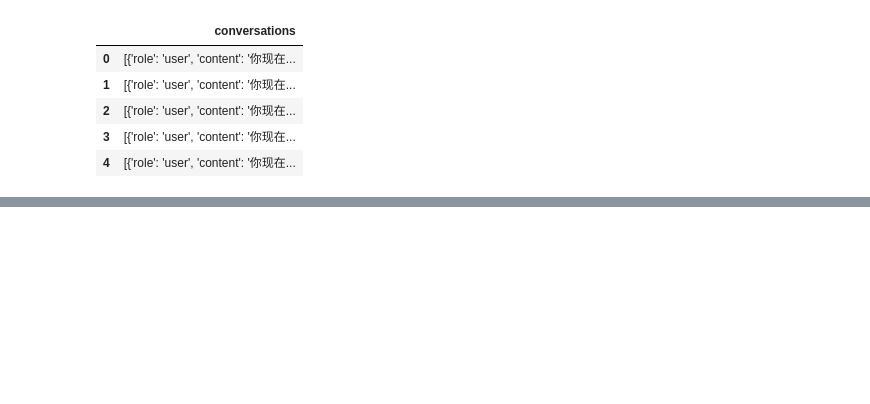
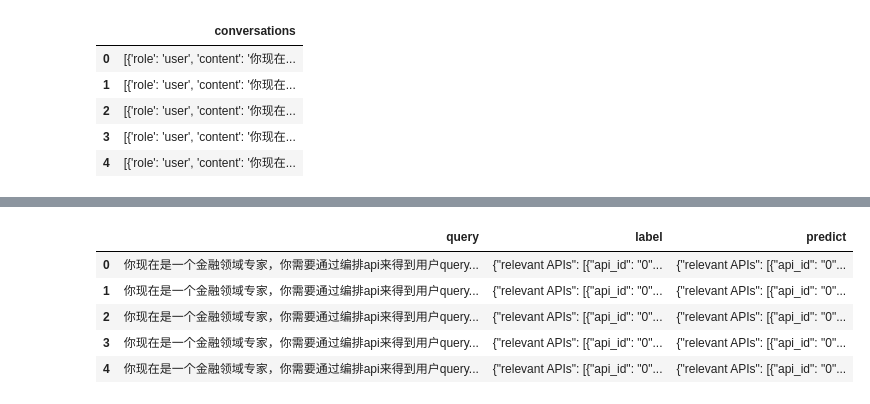
Before and after one commit to ReymondWang/afac2024, a Jupyter notebook: ChatGLM3-6B-Finetuning/model_eval.ipynb, the cells around one changed output, grey strips where cells are left out. Cells and saved outputs as stored; diff of their text form; code cells hidden in the pictures; blank space fills up the shorter version.

```diff
--- a/ChatGLM3-6B-Finetuning/model_eval.ipynb
+++ b/ChatGLM3-6B-Finetuning/model_eval.ipynb
@@ -5,7 +5,7 @@ from transformers import AutoTokenizer, AutoModel
 from tools.standard_name_utils import optimize_parameters
 from tools.common_utils import highlight_diff, read_jsonl
 
-model_path = "./models/chatglm3-6b-01"
+model_path = "../../train-result/2024-06-19/checkpoint-5000"
 top_p=0.7
 temperature=0.95
 # %%
@@ -17,5 +17,5 @@ Setting eos_token is not supported, use the default one.
 Setting pad_token is not supported, use the default one.
 Setting unk_token is not supported, use the default one.
 # %%
-response, history = model.chat(tokenizer, "你好", history=[], top_p=top_p, temperature=temperature)
-print(response)
+# response, history = model.chat(tokenizer, "你好", history=[], top_p=top_p, temperature=temperature)
+# print(response)
@@ -24,5 +22,5 @@ print(response)
 # %%
-json_file_path = 'data/dev_api.json'
+json_file_path = 'data/train_10.json'
 data_list = read_jsonl(json_file_path)
 
 df = pd.DataFrame(data_list)
@@ -40,16 +38,14 @@ from random import random
 total_eval_count = 0.0
 correct_count = 0.0
 
+err_arr = []
+
 for index, row in df.iterrows():
-    if random() <= 0.9:
-        continue
-
     single_user_row = row["conversations"][0]
     single_assis_row = row["conversations"][1]
 
     input = single_user_row["content"]
     output = single_assis_row["content"]
-
 
     response, history = model.chat(tokenizer=tokenizer, query=input, history=[], top_p=top_p, temperature=temperature)
 
@@ -59,17 +55,23 @@ for index, row in df.iterrows():
     if response == output:
         correct_count += 1
     else:
-        print("-----data index-----")
-        print(index)
-        print("-----query input-----")
-        print(input)
-        print("-----output diff-----")
-        print(highlight_diff(output, response))
-        print(response)
-        print()
+        print("发现一条错误数据，index：" + f"{index}")
+        err_data = {}
+        err_data["query"] = input
+        err_data["label"] = output
+        err_data["predict"] = response
+        err_arr.append(err_data)
+        # print("-----data index-----")
+        # print(index)
+        # print("-----query input-----")
+        # print(input)
+        # print("-----output diff-----")
+        # print(highlight_diff(output, response))
+        # print(response)
+        # print()
 
-    if total_eval_count == 20:
-        break
+    if total_eval_count % 10 == 0:
+        print("现在是第" + f"{total_eval_count}" + "条数据")
 
 print("预测正确的比例：" + f"{correct_count / total_eval_count :.2%}")
 # %% [output]
@@ -92,0 +114,10 @@ print("预测正确的比例：" + f"{correct_count / total_eval_count :.2%}")
+# %%
+err_df = pd.DataFrame(err_arr)
+err_df.head(5)
+# %% [output]
+|  | query | label | predict |
+| 0 | 你现在是一个金融领域专家，你需要通过编排api来得到用户query... | {"relevant APIs": [{"api_id": "0"... | {"relevant APIs": [{"api_id": "0"... |
+| 1 | 你现在是一个金融领域专家，你需要通过编排api来得到用户query... | {"relevant APIs": [{"api_id": "0"... | {"relevant APIs": [{"api_id": "0"... |
+| 2 | 你现在是一个金融领域专家，你需要通过编排api来得到用户query... | {"relevant APIs": [{"api_id": "0"... | {"relevant APIs": [{"api_id": "0"... |
+| 3 | 你现在是一个金融领域专家，你需要通过编排api来得到用户query... | {"relevant APIs": [{"api_id": "0"... | {"relevant APIs": [{"api_id": "0"... |
+| 4 | 你现在是一个金融领域专家，你需要通过编排api来得到用户query... | {"relevant APIs": [{"api_id": "0"... | {"relevant APIs": [{"api_id": "0"... |
```
Also changed, not shown: parts of 6 cells of this notebook, 1 other file.
